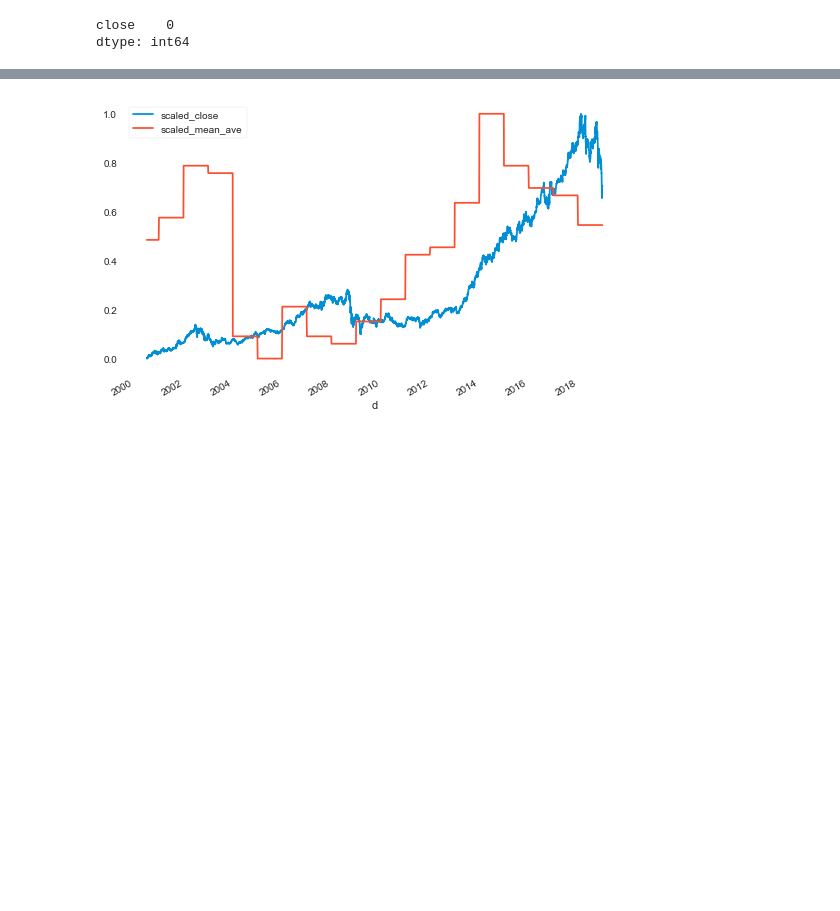
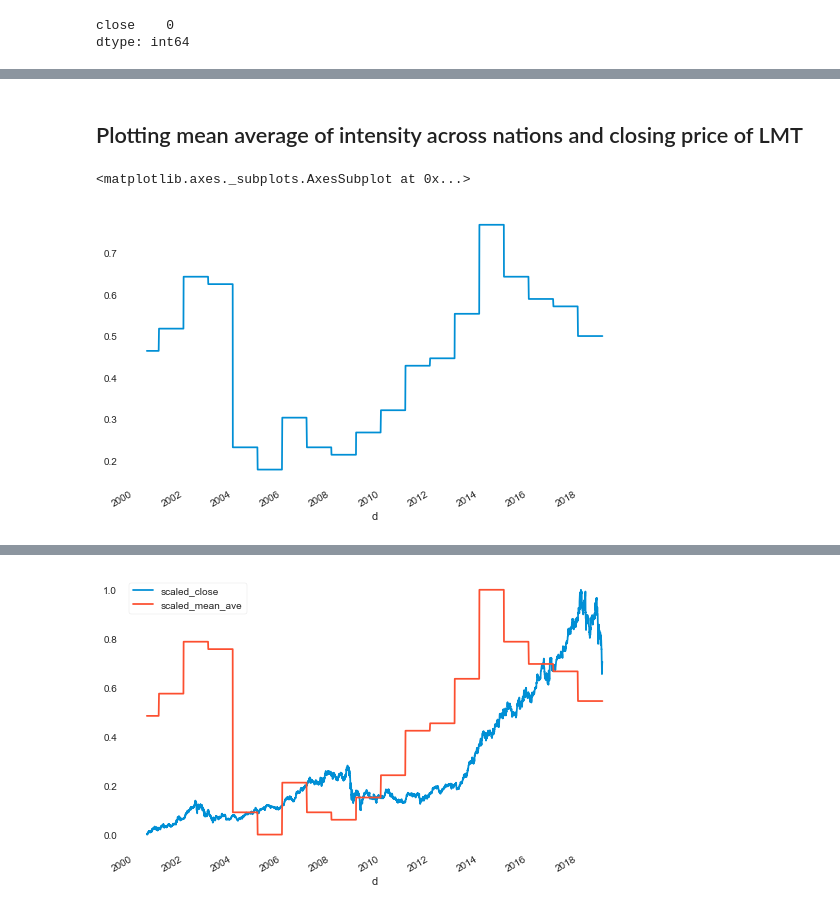
Before and after one commit to MichaelBurak/regime_changes, a Jupyter notebook: regime_changes.ipynb, the cells around one changed output, grey strips where cells are left out. Cells and saved outputs as stored; diff of their text form; code cells hidden in the pictures; blank space fills up the shorter version.

```diff
--- a/regime_changes.ipynb
+++ b/regime_changes.ipynb
@@ -932,0 +952,7 @@ dtype: int64
+# %% [markdown]
+## Plotting mean average of intensity across nations and closing price of LMT
+# %%
+lmt_df['mean_ave'].plot()
+# %% [output]
+<matplotlib.axes._subplots.AxesSubplot at 0x...>
+[figure, added]
```
Also changed, not shown: parts of 21 cells of this notebook.
